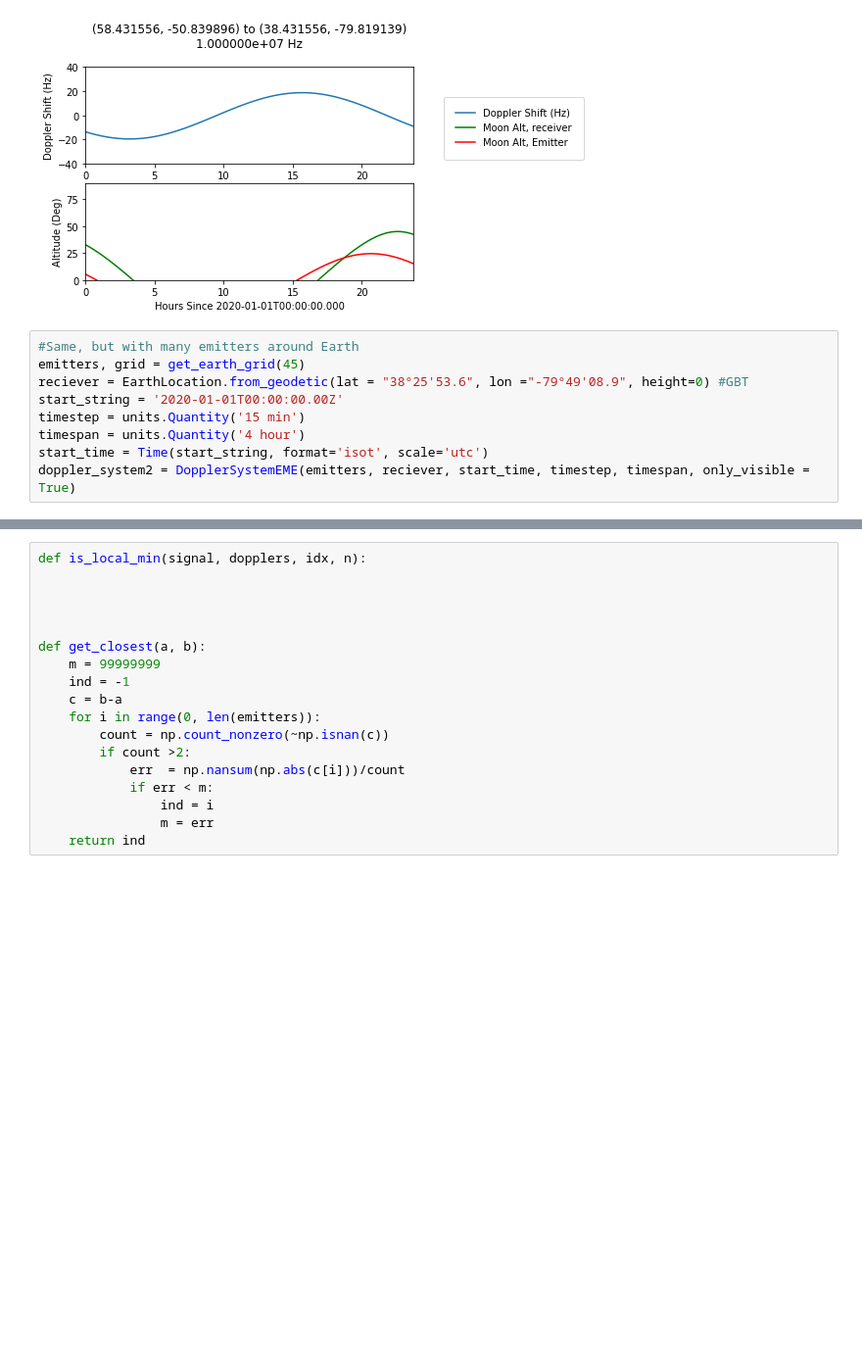
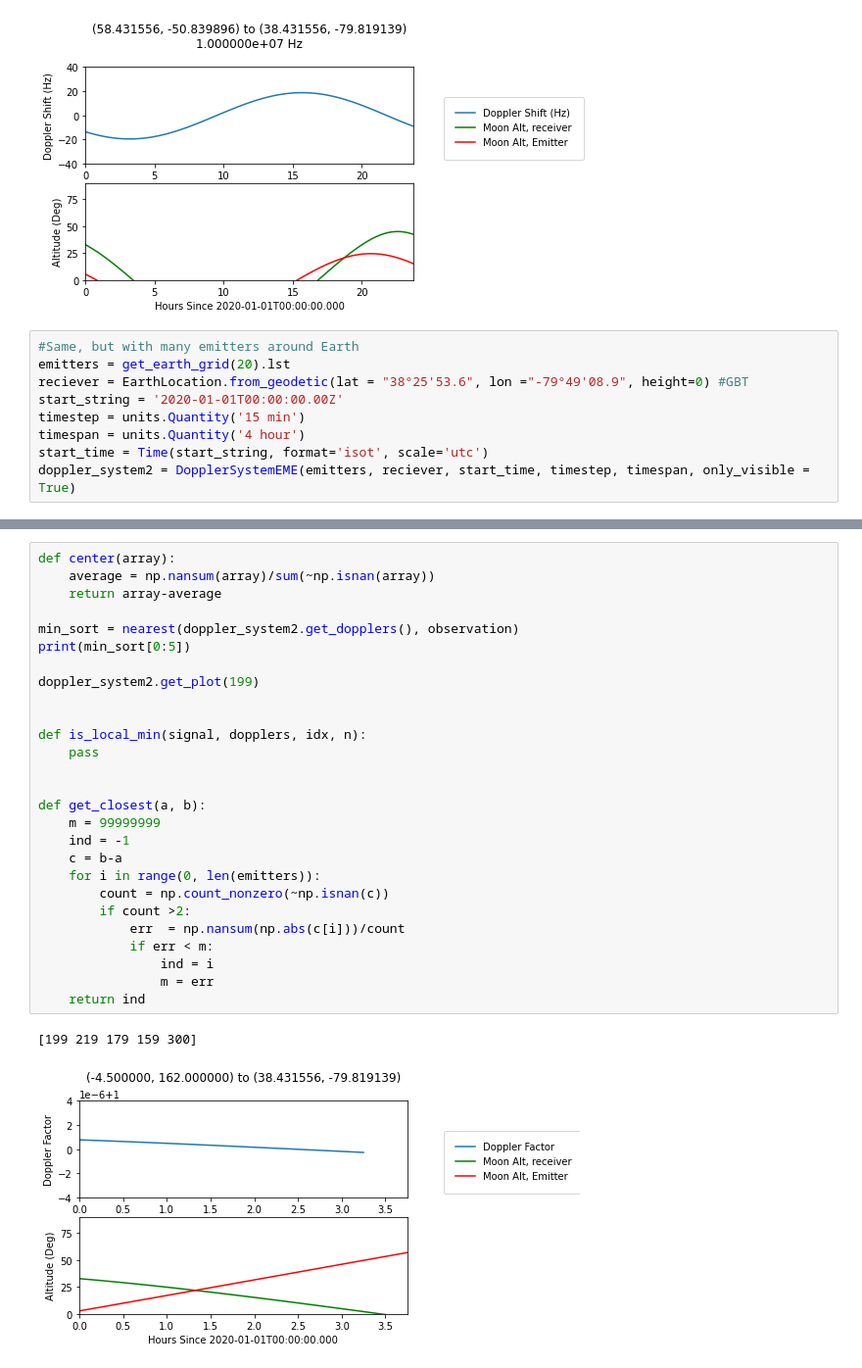
Before and after one commit to BlueCakeWithCows/kohls-seti, a Jupyter notebook: demo.ipynb, the cells around one changed output, grey strips where cells are left out. Shown at 98% size. Saved outputs shown, nothing was run; the diff lists cells and outputs as text; blank space fills up the shorter version.

```diff
--- a/demo.ipynb
+++ b/demo.ipynb
@@ -60,7 +58,7 @@ doppler_system.get_plot(1)
 [figure]
 # %%
 #Same, but with many emitters around Earth
-emitters, grid = get_earth_grid(45)
+emitters = get_earth_grid(20).lst
 reciever = EarthLocation.from_geodetic(lat = "38°25'53.6", lon ="-79°49'08.9", height=0) #GBT
 start_string = '2020-01-01T00:00:00.00Z'
 timestep = units.Quantity('15 min')
@@ -75,18 +78,30 @@ NameError: name 'doppler_system2' is not defined
 # %%
-def is_local_min(signal, dopplers, idx, n):
+def center(array):
+    average = np.nansum(array)/sum(~np.isnan(array))
+    return array-average
+
+min_sort = nearest(doppler_system2.get_dopplers(), observation)
+print(min_sort[0:5])
+
+doppler_system2.get_plot(199)
 
 
+def is_local_min(signal, dopplers, idx, n):
+    pass
 
 
 def get_closest(a, b):
     m = 99999999
     ind = -1
     c = b-a
     for i in range(0, len(emitters)):
         count = np.count_nonzero(~np.isnan(c))
         if count >2:
             err  = np.nansum(np.abs(c[i]))/count
             if err < m:
                 ind = i
                 m = err
     return ind
+# %% [output]
+[199 219 179 159 300]
+[figure, added]
```
Also changed, not shown: parts of 5 cells of this notebook, 1 other file.
